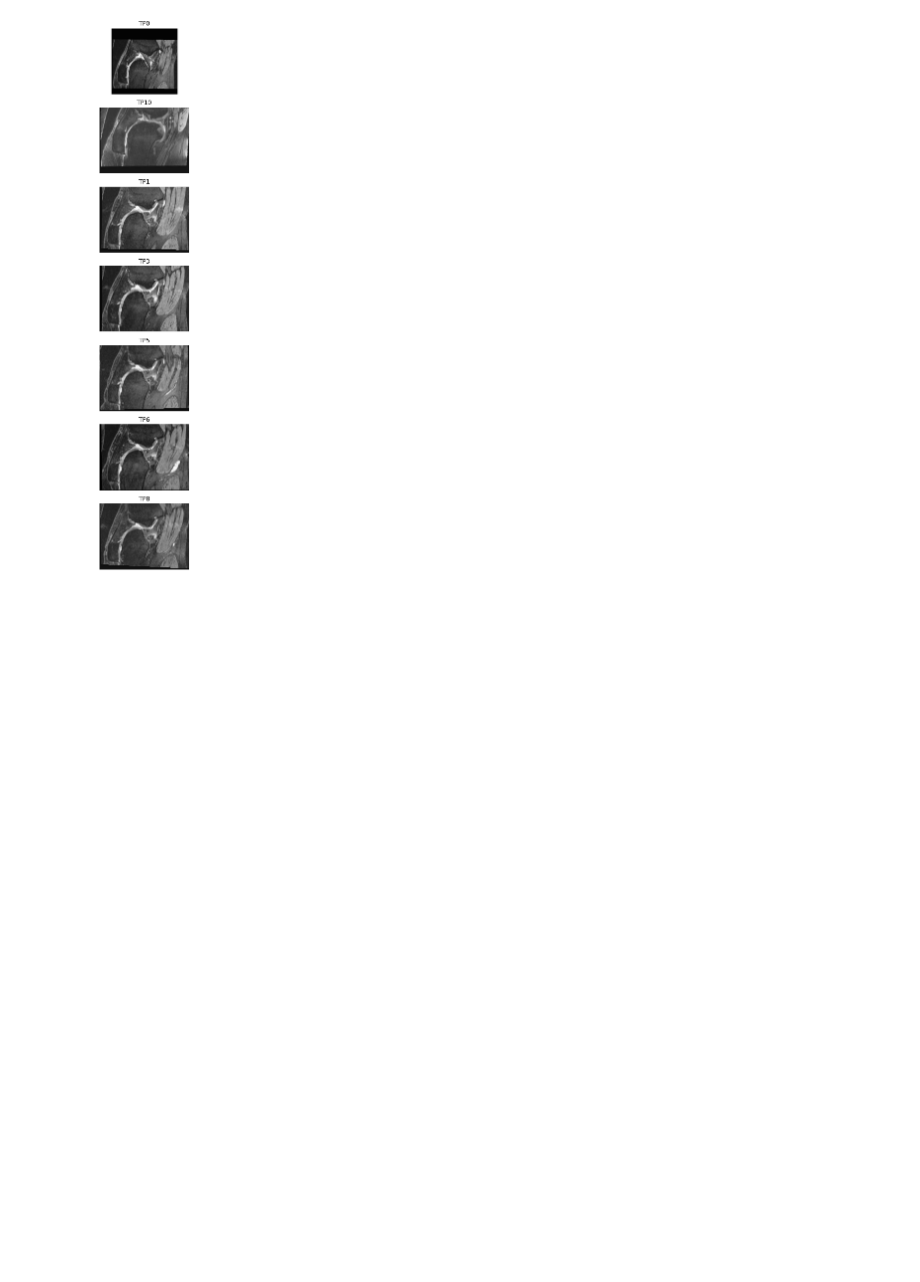
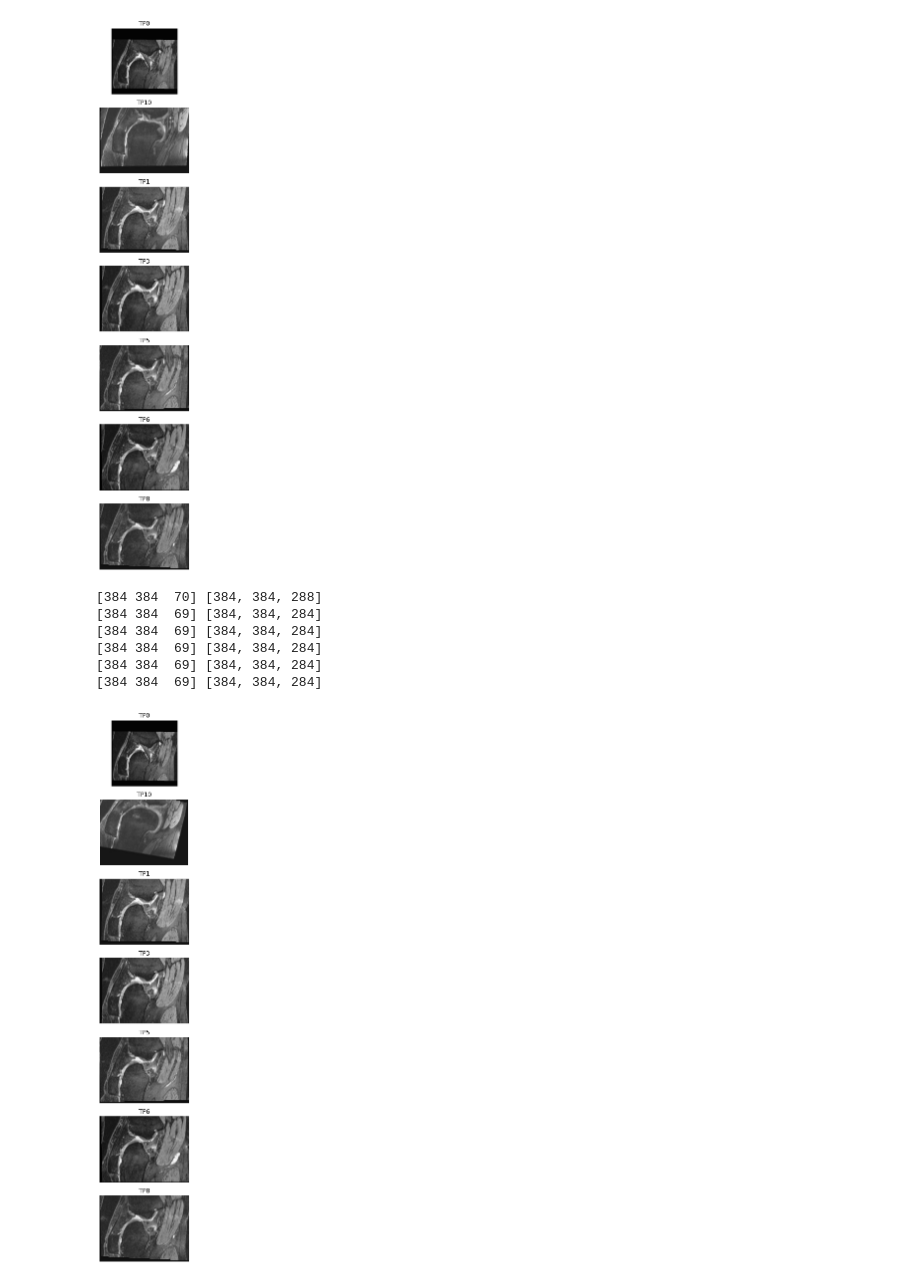
Before and after one commit to Liang-ZX/OAI-registration, a Jupyter notebook: pykneer-yg/pykneer/notebooks/main.ipynb, the cells around one changed output. Saved outputs shown, nothing was run; the diff lists cells and outputs as text; code cells hidden in the pictures; blank space fills up the shorter version.

```diff
--- a/pykneer-yg/pykneer/notebooks/main.ipynb
+++ b/pykneer-yg/pykneer/notebooks/main.ipynb
@@ -381,3 +379,13 @@ show_registered_images('9941231L')
 [384 384  69] [384, 384, 284]
 [384 384  69] [384, 384, 284]
 [figure]
+# %%
+show_registered_images('9941231L')
+# %% [output]
+[384 384  70] [384, 384, 288]
+[384 384  69] [384, 384, 284]
+[384 384  69] [384, 384, 284]
+[384 384  69] [384, 384, 284]
+[384 384  69] [384, 384, 284]
+[384 384  69] [384, 384, 284]
+[figure, added]
```
Also changed, not shown: parts of 6 cells of this notebook, 1 other file.
